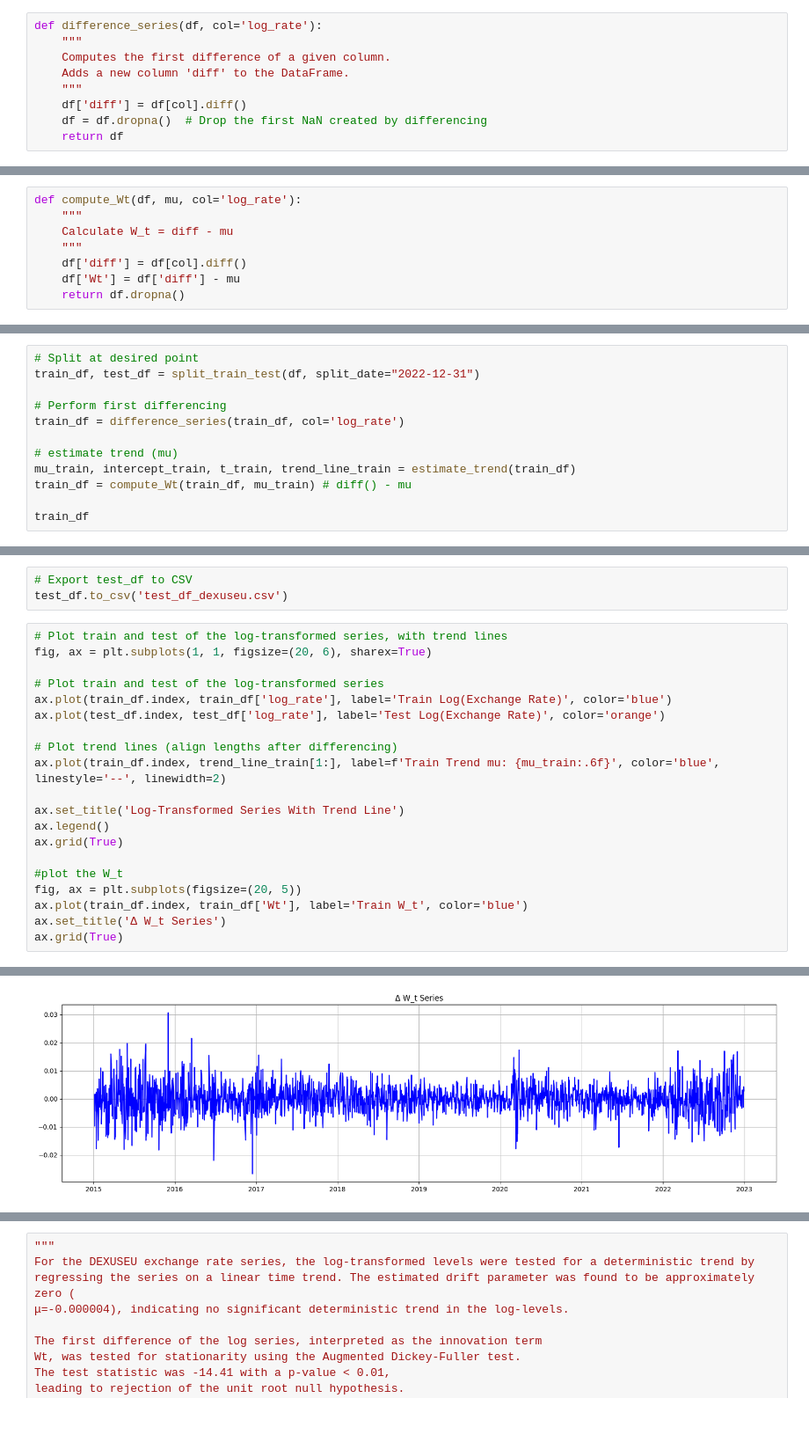
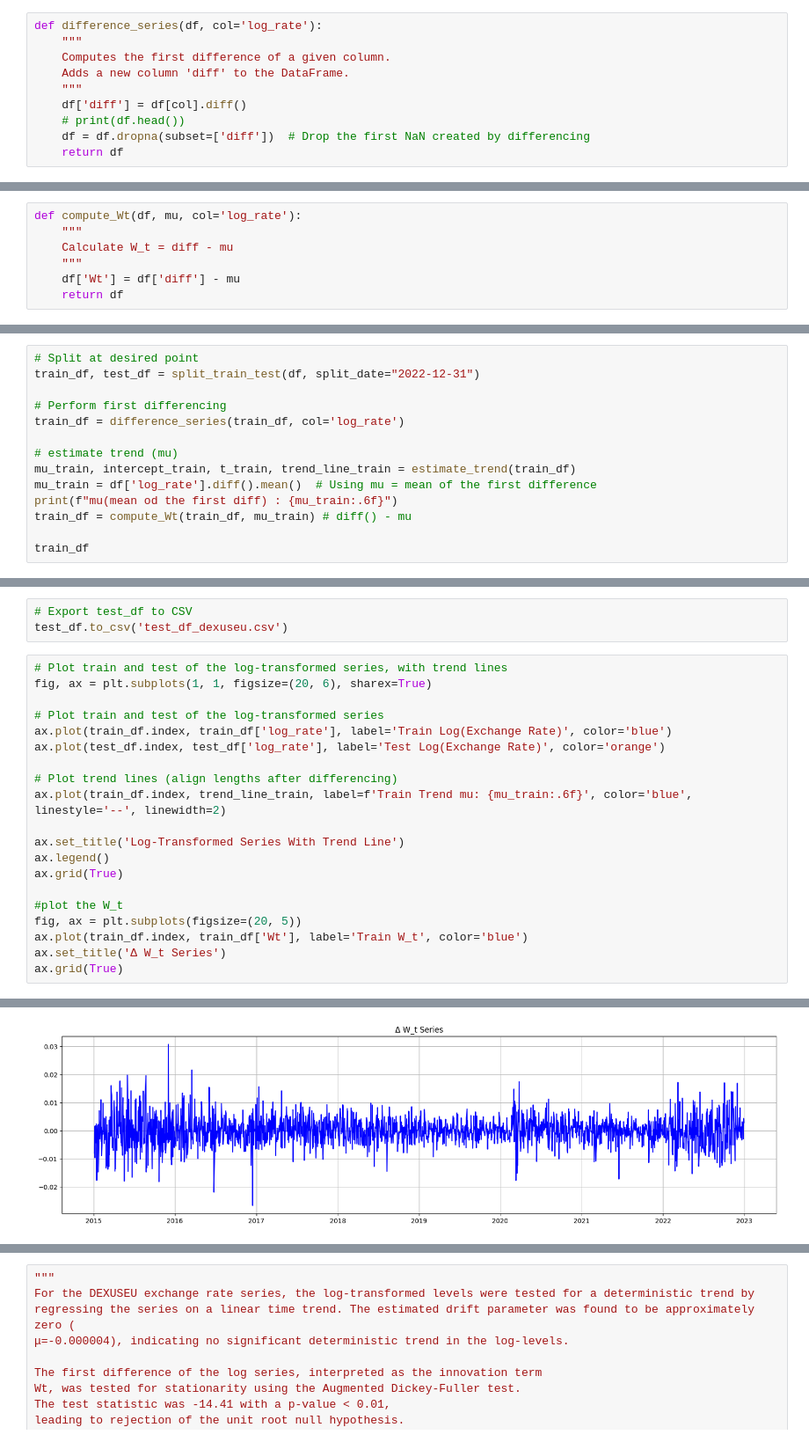
Before and after one commit to kenjihilasak/exchange-rate-forecasting, a Jupyter notebook: 2. preprocesing/prepro.ipynb, the cells around one changed output, grey strips where cells are left out. Shown at 88% size. Drawn from its saved outputs; the diff is of its cells as text.

```diff
--- a/2. preprocesing/prepro.ipynb
+++ b/2. preprocesing/prepro.ipynb
@@ -108,7 +109,8 @@ def difference_series(df, col='log_rate'):
     Adds a new column 'diff' to the DataFrame.
     """
     df['diff'] = df[col].diff()
-    df = df.dropna()  # Drop the first NaN created by differencing
+    # print(df.head())
+    df = df.dropna(subset=['diff'])  # Drop the first NaN created by differencing
     return df
 # %% [markdown]
 ## Estimate trend
@@ -138,9 +147,8 @@ def compute_Wt(df, mu, col='log_rate'):
     """
     Calculate W_t = diff - mu
     """
-    df['diff'] = df[col].diff()
     df['Wt'] = df['diff'] - mu
-    return df.dropna()
+    return df
 # %% [markdown]
 ## Test seasonality
 # %%
@@ -257,6 +261,8 @@ train_df = difference_series(train_df, col='log_rate')
 
 # estimate trend (mu)
 mu_train, intercept_train, t_train, trend_line_train = estimate_trend(train_df)
+mu_train = df['log_rate'].diff().mean()  # Using mu = mean of the first difference
+print(f"mu(mean od the first diff) : {mu_train:.6f}")
 train_df = compute_Wt(train_df, mu_train) # diff() - mu
 
 train_df
@@ -283,26 +290,26 @@ test_df.to_csv('test_df_dexuseu.csv')
 # %%
 # Plot train and test of the log-transformed series, with trend lines
 fig, ax = plt.subplots(1, 1, figsize=(20, 6), sharex=True)
 
 # Plot train and test of the log-transformed series
 ax.plot(train_df.index, train_df['log_rate'], label='Train Log(Exchange Rate)', color='blue')
 ax.plot(test_df.index, test_df['log_rate'], label='Test Log(Exchange Rate)', color='orange')
 
 # Plot trend lines (align lengths after differencing)
-ax.plot(train_df.index, trend_line_train[1:], label=f'Train Trend mu: {mu_train:.6f}', color='blue', linestyle='--', linewidth=2)
+ax.plot(train_df.index, trend_line_train, label=f'Train Trend mu: {mu_train:.6f}', color='blue', linestyle='--', linewidth=2)
 
 ax.set_title('Log-Transformed Series With Trend Line')
 ax.legend()
 ax.grid(True)
 
 #plot the W_t
 fig, ax = plt.subplots(figsize=(20, 5))
 ax.plot(train_df.index, train_df['Wt'], label='Train W_t', color='blue')
 ax.set_title('Δ W_t Series')
 ax.grid(True)
 # %% [output]
 [figure]
-[figure, old version]
+[figure, new version]
 # %%
 # Testing Stationarity of W_t
 test_stationarity(train_df['Wt'])
```
Also changed, not shown: parts of 14 cells of this notebook, 25 other files.
